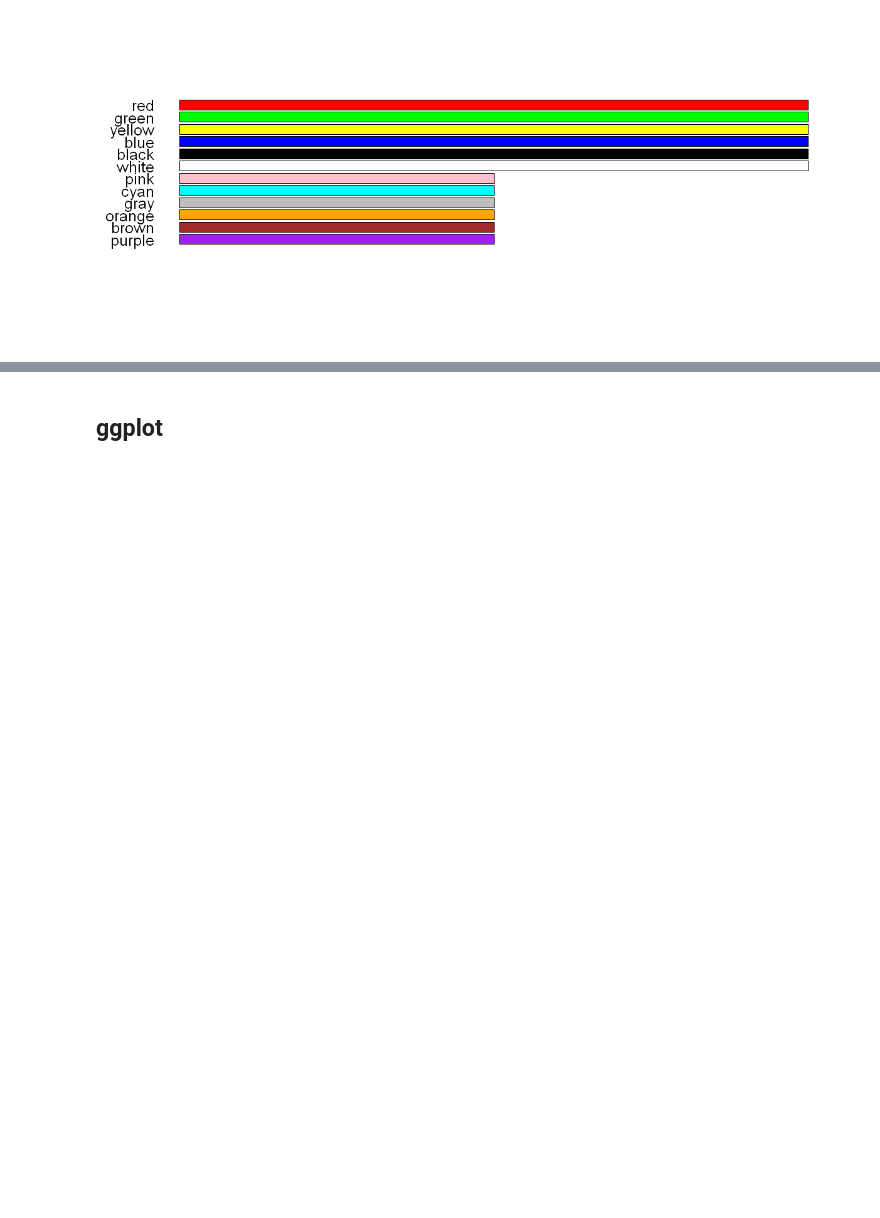
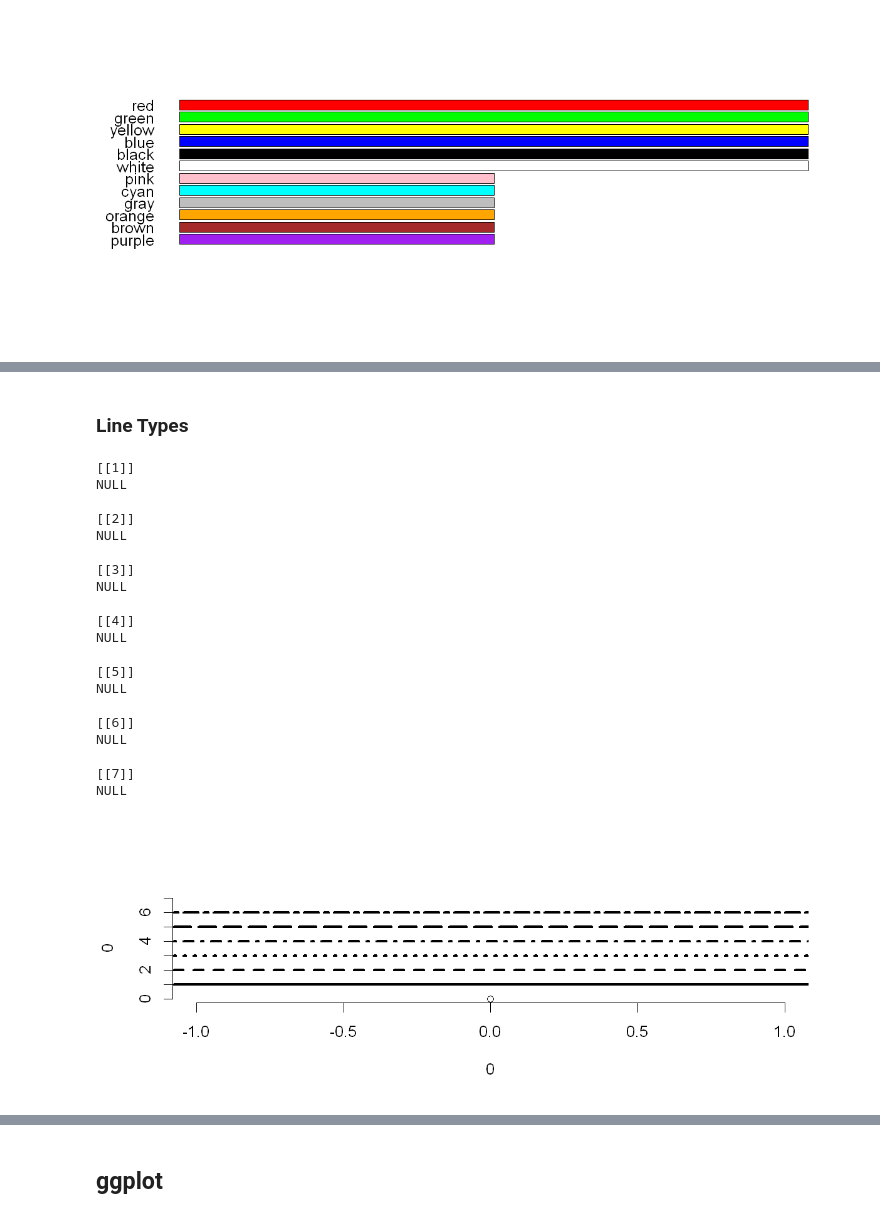
Before and after one commit to yongks/r_book, a Jupyter notebook: 04-visualization.ipynb, the cells around one changed output, grey strips where cells are left out. Drawn from its saved outputs; the diff is of its cells as text; code cells hidden in the pictures; blank space fills up the shorter version.

```diff
--- a/04-visualization.ipynb
+++ b/04-visualization.ipynb
@@ -92,0 +61,27 @@ barplot(
+# %% [markdown]
+### Line Types
+# %%
+plot(0,0, ylim=c(0,7), frame=FALSE)
+sapply(0:6,function(x) abline(h=x, lty=x, lwd=3))
+# %% [output]
+[[1]]
+NULL
+
+[[2]]
+NULL
+
+[[3]]
+NULL
+
+[[4]]
+NULL
+
+[[5]]
+NULL
+
+[[6]]
+NULL
+
+[[7]]
+NULL
+[figure, added]
```
Also changed, not shown: parts of 77 cells of this notebook, 35 other files.
